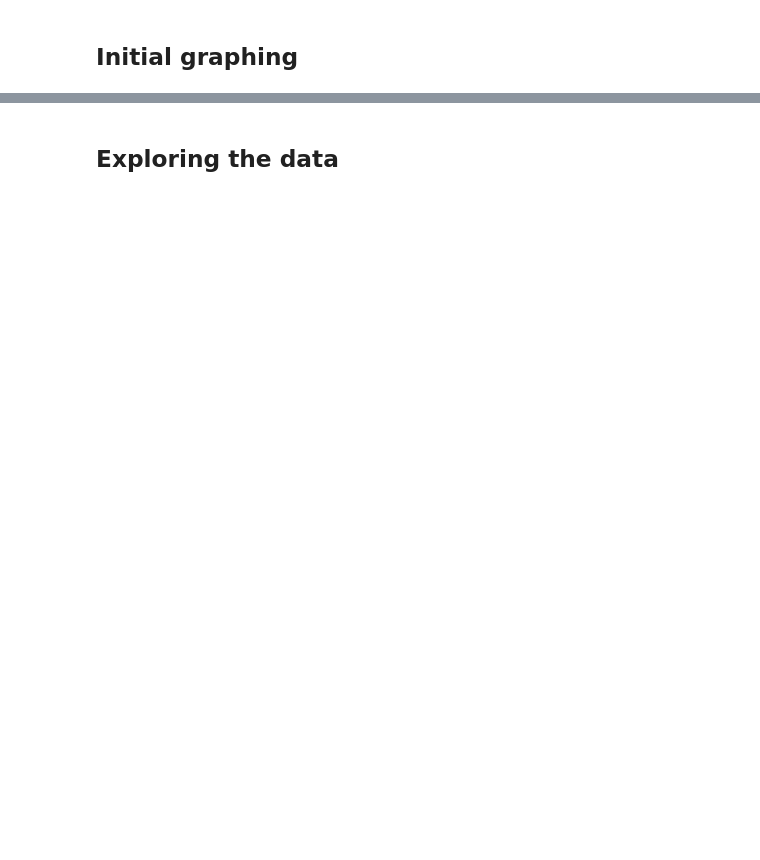
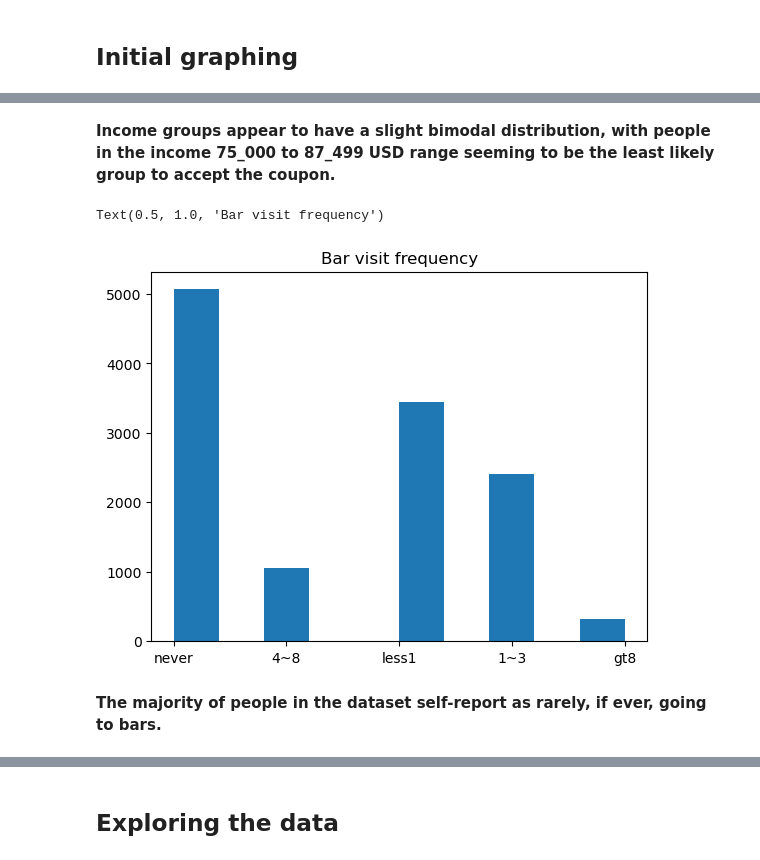
Before and after one commit to MagdalenaRahn/project_individual_Bulgaria_wine, a Jupyter notebook: Untitled.ipynb, the cells around one changed output, grey strips where cells are left out. Drawn from its saved outputs; the diff is of its cells as text; code cells hidden in the pictures; blank space fills up the shorter version.

```diff
--- a/Untitled.ipynb
+++ b/Untitled.ipynb
@@ -206,3 +198,15 @@ Text(0.5, 1.0, 'Income groups and the offered coupon')
+# %% [markdown]
+**Income groups appear to have a slight bimodal distribution, with people in the income 75_000 to 87_499 USD range seeming to be the least likely group to accept the coupon.**
+# %%
+# plotting 'bar'
+
+plt.hist(coup['bar'])
+plt.title('Bar visit frequency')
+# %% [output]
+Text(0.5, 1.0, 'Bar visit frequency')
+[figure, new version]
+# %% [markdown]
+**The majority of people in the dataset self-report as rarely, if ever, going to bars.**
 # %%
 # plotting weather
 
```
Also changed, not shown: parts of 53 cells of this notebook, 2 other files.
